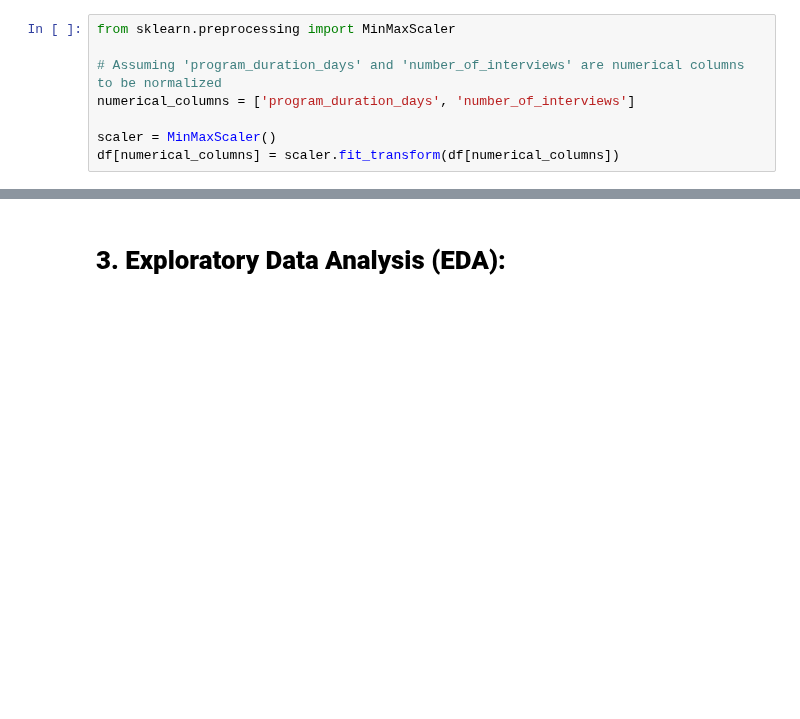
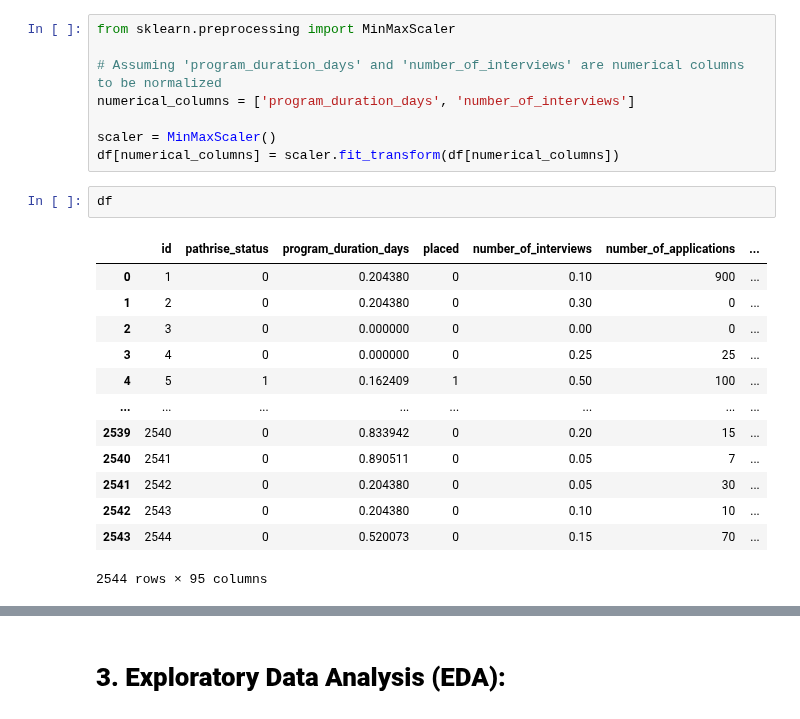
Before and after one commit to ghazalna/Pathrise-Analytics-Insights, a Jupyter notebook: Pathrise.ipynb, the cells around one changed output, grey strips where cells are left out. Saved outputs shown, nothing was run; the diff lists cells and outputs as text; blank space fills up the shorter version.

```diff
--- a/Pathrise.ipynb
+++ b/Pathrise.ipynb
@@ -329,3 +329,19 @@ numerical_columns = ['program_duration_days', 'number_of_interviews']
 
 scaler = MinMaxScaler()
 df[numerical_columns] = scaler.fit_transform(df[numerical_columns])
+# %%
+df
+# %% [output]
+|  | id | pathrise_status | program_duration_days | placed | number_of_interviews | number_of_applications | ... |
+| 0 | 1 | 0 | 0.204380 | 0 | 0.10 | 900 | ... |
+| 1 | 2 | 0 | 0.204380 | 0 | 0.30 | 0 | ... |
+| 2 | 3 | 0 | 0.000000 | 0 | 0.00 | 0 | ... |
+| 3 | 4 | 0 | 0.000000 | 0 | 0.25 | 25 | ... |
+| 4 | 5 | 1 | 0.162409 | 1 | 0.50 | 100 | ... |
+| ... | ... | ... | ... | ... | ... | ... | ... |
+| 2539 | 2540 | 0 | 0.833942 | 0 | 0.20 | 15 | ... |
+| 2540 | 2541 | 0 | 0.890511 | 0 | 0.05 | 7 | ... |
+| 2541 | 2542 | 0 | 0.204380 | 0 | 0.05 | 30 | ... |
+| 2542 | 2543 | 0 | 0.204380 | 0 | 0.10 | 10 | ... |
+| 2543 | 2544 | 0 | 0.520073 | 0 | 0.15 | 70 | ... |
+2544 rows × 95 columns
```
Also changed, not shown: parts of 1 cell of this notebook.
